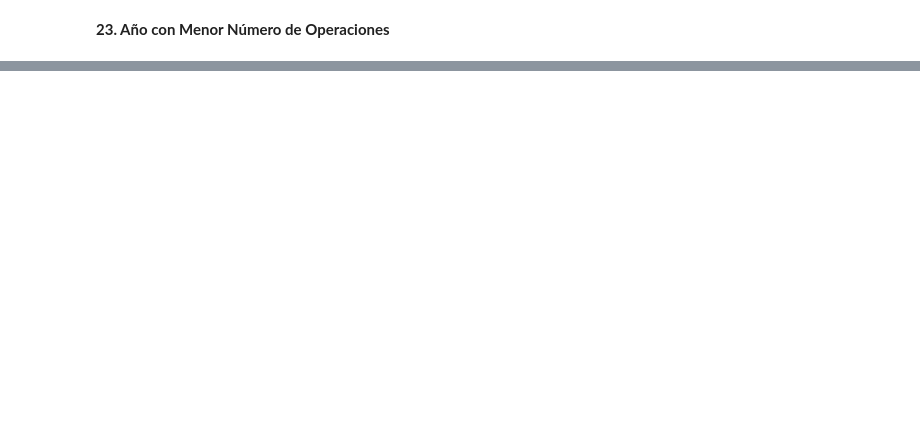
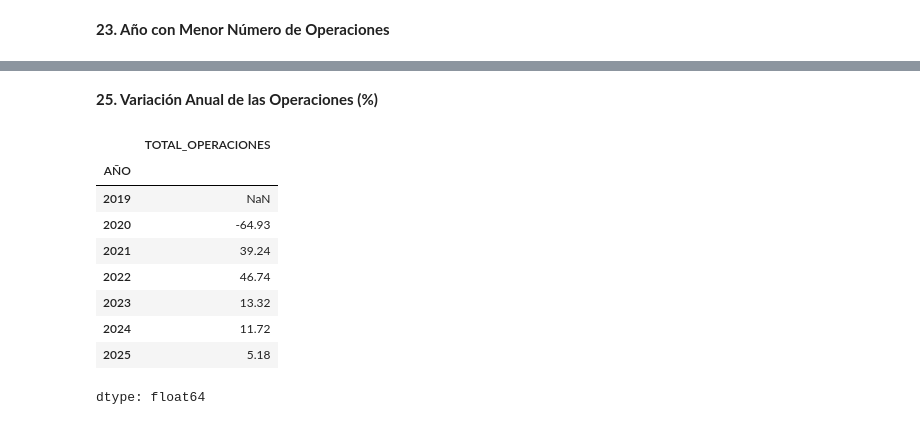
Before and after one commit to AlexisPerezCordero/Analisis-Trafico-Aereo-Jorge-Chavez, a Jupyter notebook: Analisis_Trafico_Aereo.ipynb, the cells around one changed output, grey strips where cells are left out. Drawn from its saved outputs; the diff is of its cells as text; code cells hidden in the pictures; blank space fills up the shorter version.

```diff
--- a/Analisis_Trafico_Aereo.ipynb
+++ b/Analisis_Trafico_Aereo.ipynb
@@ -542,0 +575,24 @@ print(
+# %% [markdown]
+**25. Variación Anual de las Operaciones (%)**
+# %%
+# Se calcula la variación porcentual anual
+# de las operaciones aéreas.
+
+variacion_operaciones = (
+    operaciones_anual.pct_change() * 100
+)
+
+display(
+    variacion_operaciones.round(2)
+)
+# %% [output]
+|  | TOTAL_OPERACIONES |
+| AÑO |  |
+| 2019 | NaN |
+| 2020 | -64.93 |
+| 2021 | 39.24 |
+| 2022 | 46.74 |
+| 2023 | 13.32 |
+| 2024 | 11.72 |
+| 2025 | 5.18 |
+dtype: float64
```
Also changed, not shown: parts of 12 cells of this notebook.
